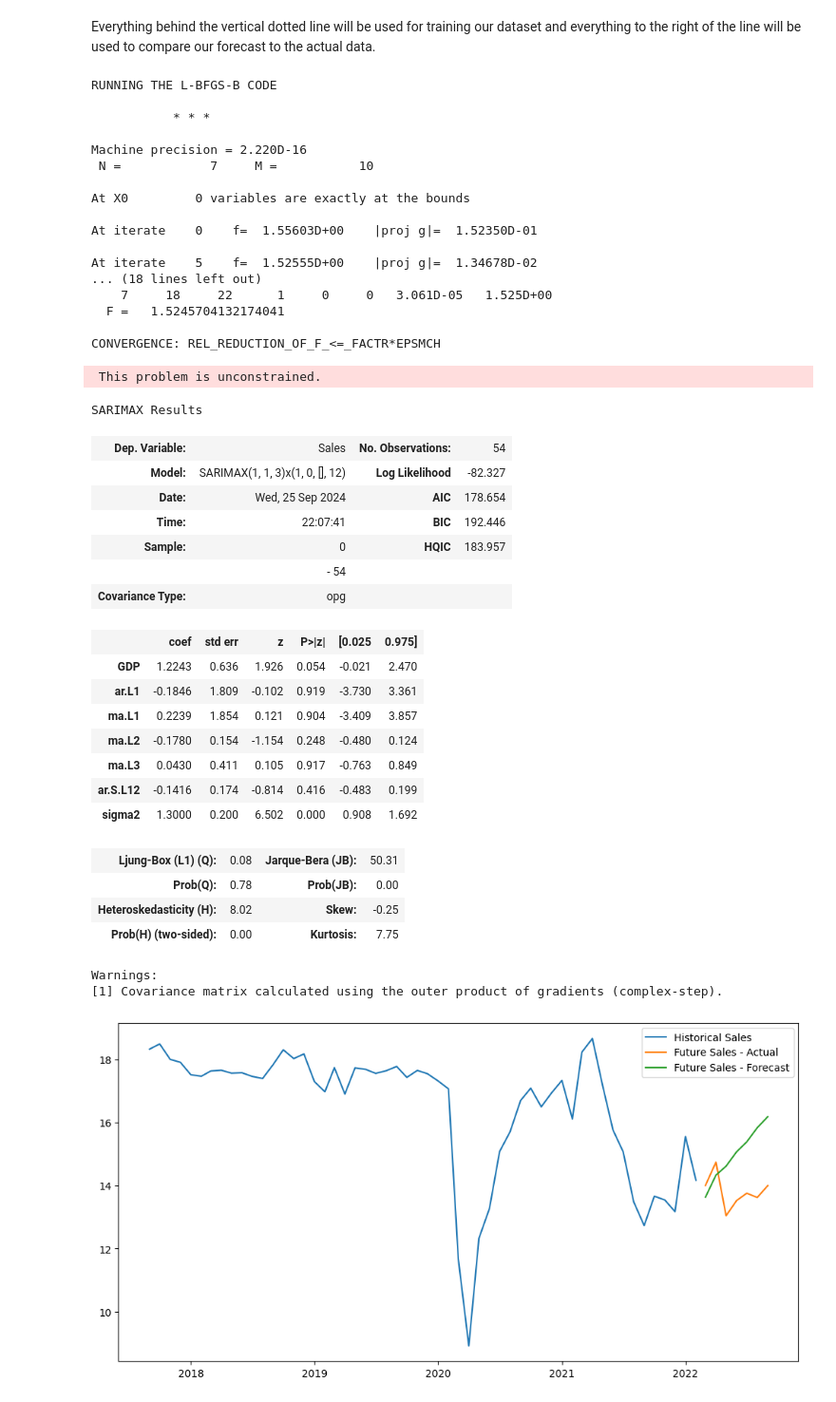
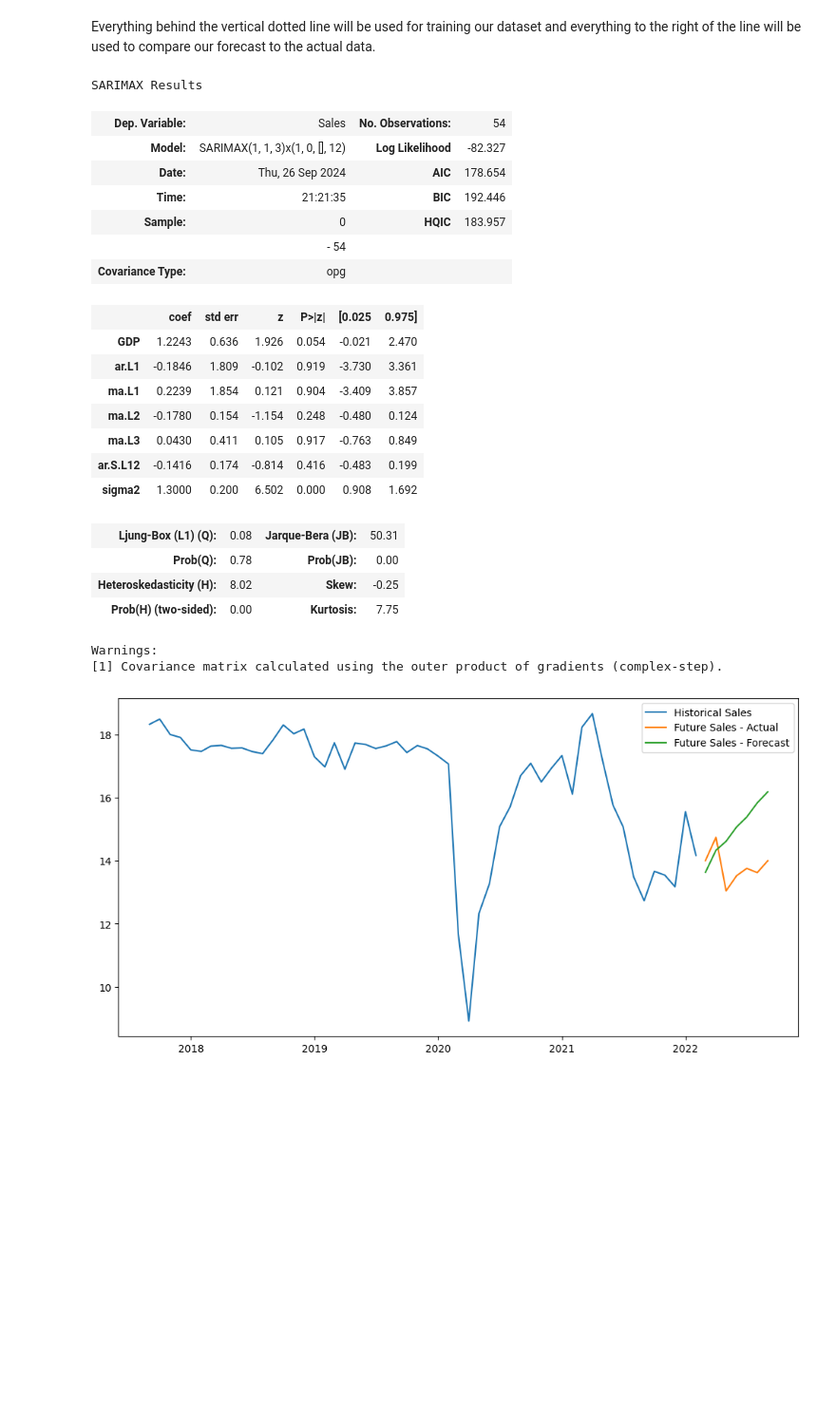
Before and after one commit to OjmJakon/Mini-Projects, a Jupyter notebook: Data Science/Sales Forecasting Using ARIMA/Sales Forecasting Using ARIMA.ipynb, the cells around one changed output. Shown: that part at 95% size. Cells and saved outputs as stored; diff of their text form; code cells hidden in the pictures; blank space fills up the shorter version.

```diff
--- a/Data Science/Sales Forecasting Using ARIMA/Sales Forecasting Using ARIMA.ipynb
+++ b/Data Science/Sales Forecasting Using ARIMA/Sales Forecasting Using ARIMA.ipynb
@@ -103,37 +116,19 @@ df_test = df.loc[df["DATE"] >= max_training_date, :]
 # %%
 model = SARIMAX(
         endog = df_train["Sales"],
         exog = df_train["GDP"],
         order = (1,1,3),
         trend = [0,0],
         seasonal_order= (1,0,0, 12)
-).fit()
+).fit(disp=False)
 
 model.summary()
 # %% [output]
-RUNNING THE L-BFGS-B CODE
-
-           * * *
-
-Machine precision = 2.220D-16
- N =            7     M =           10
-
-At X0         0 variables are exactly at the bounds
-
-At iterate    0    f=  1.55603D+00    |proj g|=  1.52350D-01
-
-At iterate    5    f=  1.52555D+00    |proj g|=  1.34678D-02
-... (18 lines left out)
-    7     18     22      1     0     0   3.061D-05   1.525D+00
-  F =   1.5245704132174041
-
-CONVERGENCE: REL_REDUCTION_OF_F_<=_FACTR*EPSMCH
+SARIMAX Results
- This problem is unconstrained.
-SARIMAX Results
 | Dep. Variable: | Sales | No. Observations: | 54 |
 | Model: | SARIMAX(1, 1, 3)x(1, 0, [], 12) | Log Likelihood | -82.327 |
-| Date: | Wed, 25 Sep 2024 | AIC | 178.654 |
-| Time: | 22:07:41 | BIC | 192.446 |
+| Date: | Thu, 26 Sep 2024 | AIC | 178.654 |
+| Time: | 21:21:35 | BIC | 192.446 |
 | Sample: | 0 | HQIC | 183.957 |
 |  | - 54 |  |  |
 | Covariance Type: | opg |  |  |
@@ -149,8 +144,8 @@ SARIMAX Results
 | Prob(Q): | 0.78 | Prob(JB): | 0.00 |
 | Heteroskedasticity (H): | 8.02 | Skew: | -0.25 |
 | Prob(H) (two-sided): | 0.00 | Kurtosis: | 7.75 |
-Warnings:
-[1] Covariance matrix calculated using the outer product of gradients (complex-step).
+Warnings:
+[1] Covariance matrix calculated using the outer product of gradients (complex-step).
 # %%
 forecast = model.forecast(steps=df_test.shape[0], exog=df_test["GDP"])
 
```
Also changed, not shown: parts of 11 cells of this notebook.
